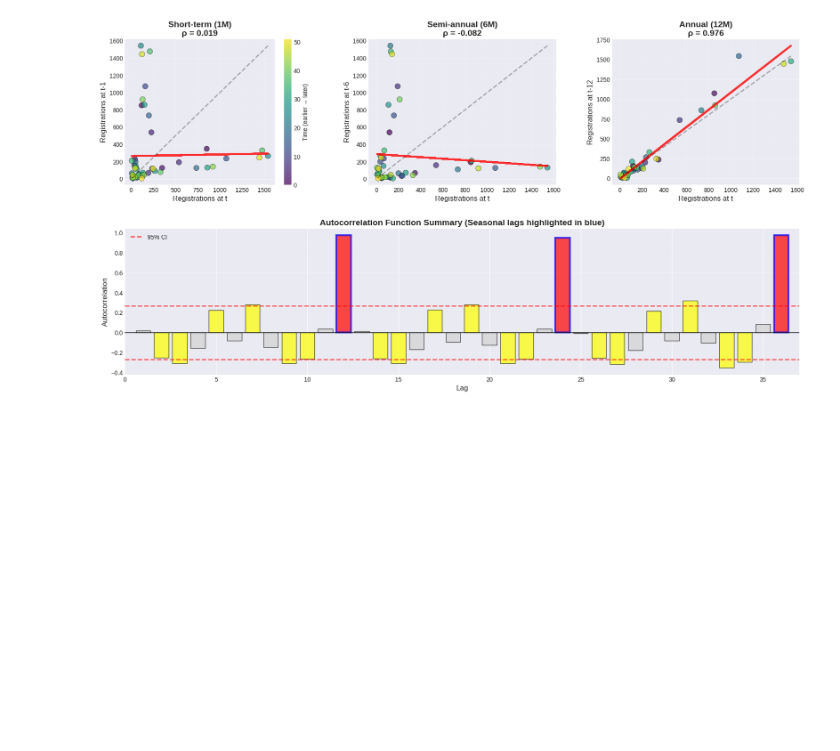
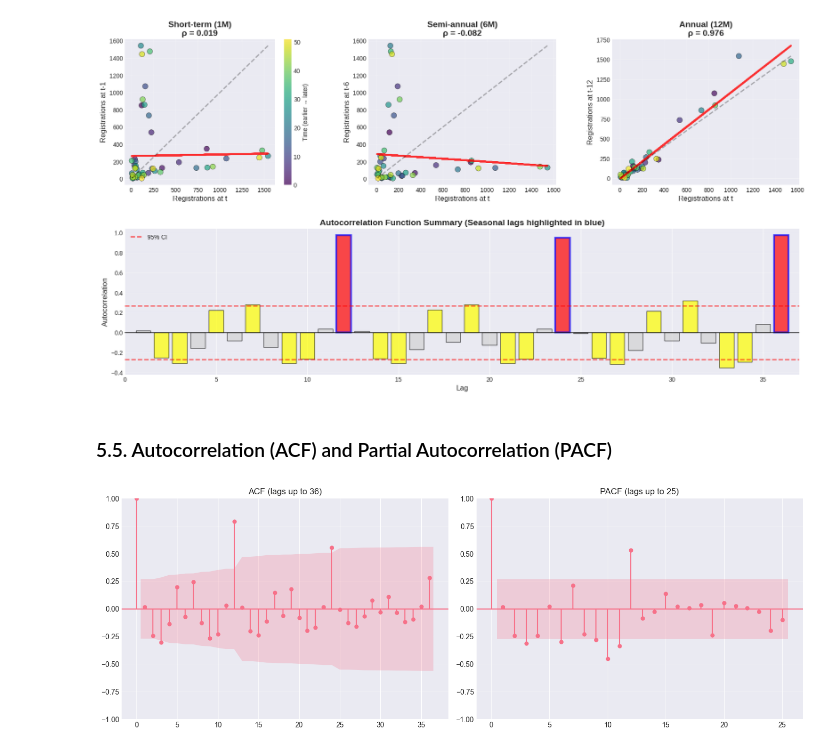
Before and after one commit to franciscopana/M.IA_Time-Series-Forecasting, a Jupyter notebook: eda.ipynb, the cells around one changed output. Saved outputs shown, nothing was run; the diff lists cells and outputs as text; code cells hidden in the pictures; blank space fills up the shorter version.

```diff
--- a/eda.ipynb
+++ b/eda.ipynb
@@ -882,3 +958,29 @@ plt.savefig('figures/lag_summary.png', dpi=300, bbox_inches='tight')
 plt.show()
 # %% [output]
 [figure]
+# %% [markdown]
+### 5.5. Autocorrelation (ACF) and Partial Autocorrelation (PACF)
+# %%
+# ACF and PACF plots for the monthly series
+from statsmodels.graphics.tsaplots import plot_acf, plot_pacf
+
+# Ensure the series has no missing values
+y = monthly_complete.fillna(0)
+
+# PACF requires lags <= 50% of sample size
+max_pacf_lags = max(1, min(36, len(y) // 2 - 1))
+max_acf_lags = 36
+
+fig, axes = plt.subplots(1, 2, figsize=(14, 5))
+plot_acf(y, lags=max_acf_lags, ax=axes[0])
+axes[0].set_title(f'ACF (lags up to {max_acf_lags})')
+axes[0].grid(alpha=0.3, axis='y')
+
+plot_pacf(y, lags=max_pacf_lags, ax=axes[1], method='ywm')
+axes[1].set_title(f'PACF (lags up to {max_pacf_lags})')
+axes[1].grid(alpha=0.3, axis='y')
+
+plt.tight_layout()
+plt.show()
+# %% [output]
+[figure, added]
```
Also changed, not shown: parts of 48 cells of this notebook.
